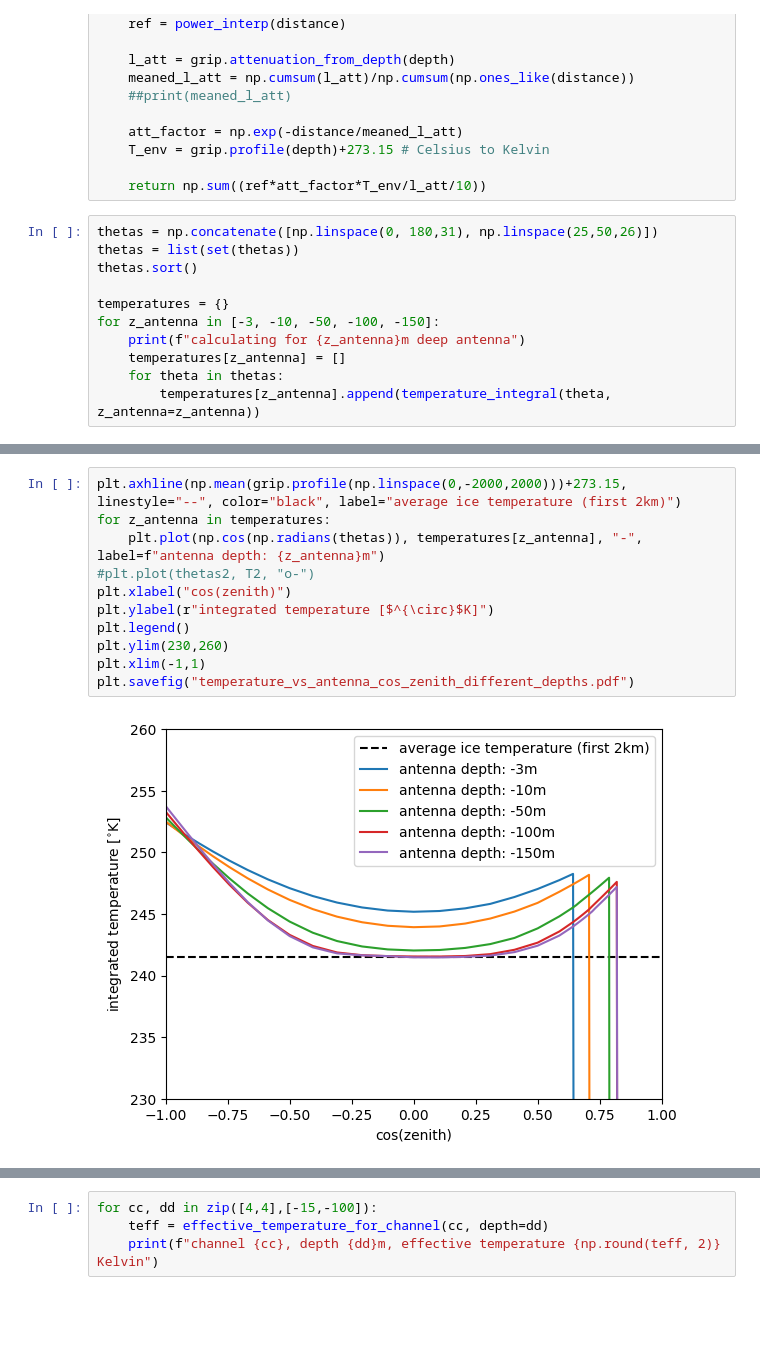
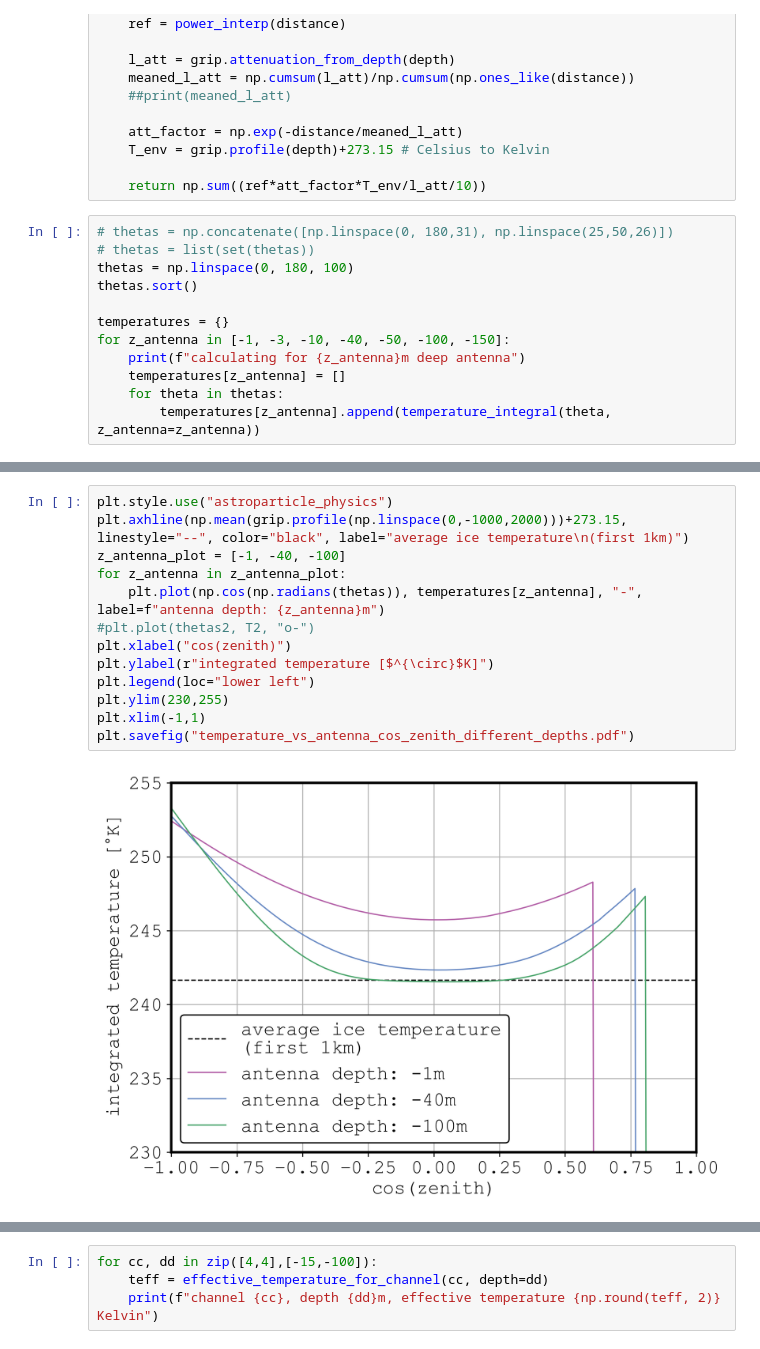
Before and after one commit to CamphynR/noise_study, a Jupyter notebook: ice_integrator/ice_temperature.ipynb, the cells around one changed output, grey strips where cells are left out. Cells and saved outputs as stored; diff of their text form; blank space fills up the shorter version.

```diff
--- a/ice_integrator/ice_temperature.ipynb
+++ b/ice_integrator/ice_temperature.ipynb
@@ -33,12 +33,13 @@ def temperature_integral(zenith, z_antenna):
 
     return np.sum((ref*att_factor*T_env/l_att/10))
 # %%
-thetas = np.concatenate([np.linspace(0, 180,31), np.linspace(25,50,26)])
-thetas = list(set(thetas))
+# thetas = np.concatenate([np.linspace(0, 180,31), np.linspace(25,50,26)])
+# thetas = list(set(thetas))
+thetas = np.linspace(0, 180, 100)
 thetas.sort()
 
 temperatures = {}
-for z_antenna in [-3, -10, -50, -100, -150]:
+for z_antenna in [-1, -3, -10, -40, -50, -100, -150]:
     print(f"calculating for {z_antenna}m deep antenna")
     temperatures[z_antenna] = []
     for theta in thetas:
@@ -65,13 +78,15 @@ plt.savefig("log_temperature_vs_antenna_cos_zenith_different_depths.pdf")
 # %%
-plt.axhline(np.mean(grip.profile(np.linspace(0,-2000,2000)))+273.15, linestyle="--", color="black", label="average ice temperature (first 2km)")
-for z_antenna in temperatures:
+plt.style.use("astroparticle_physics")
+plt.axhline(np.mean(grip.profile(np.linspace(0,-1000,2000)))+273.15, linestyle="--", color="black", label="average ice temperature\n(first 1km)")
+z_antenna_plot = [-1, -40, -100]
+for z_antenna in z_antenna_plot:
     plt.plot(np.cos(np.radians(thetas)), temperatures[z_antenna], "-", label=f"antenna depth: {z_antenna}m")
 #plt.plot(thetas2, T2, "o-")
 plt.xlabel("cos(zenith)")
 plt.ylabel(r"integrated temperature [$^{\circ}$K]")
-plt.legend()
-plt.ylim(230,260)
+plt.legend(loc="lower left")
+plt.ylim(230,255)
 plt.xlim(-1,1)
 plt.savefig("temperature_vs_antenna_cos_zenith_different_depths.pdf")
 # %% [output]
-[figure, old version]
+[figure, new version]
```
Also changed, not shown: parts of 4 cells of this notebook, 3 other files.
